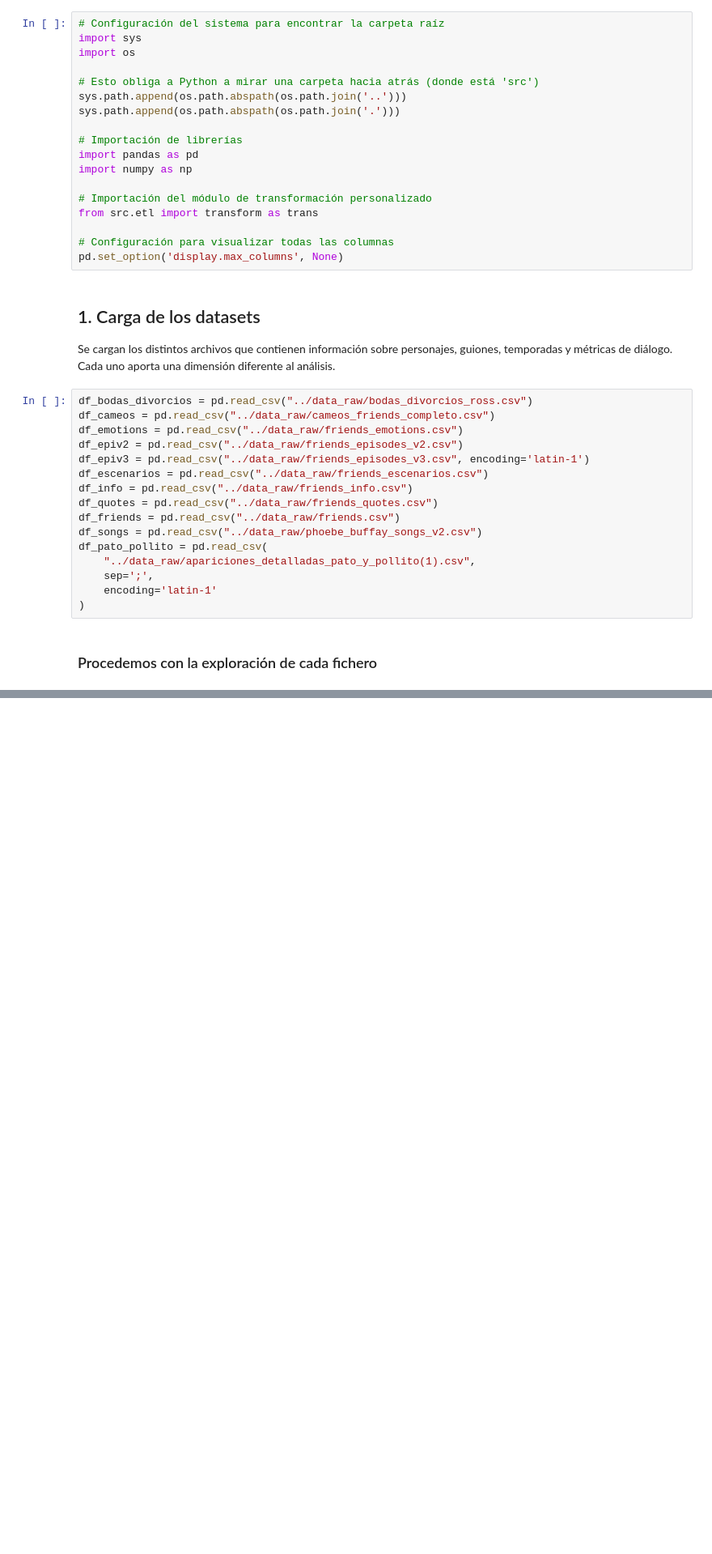
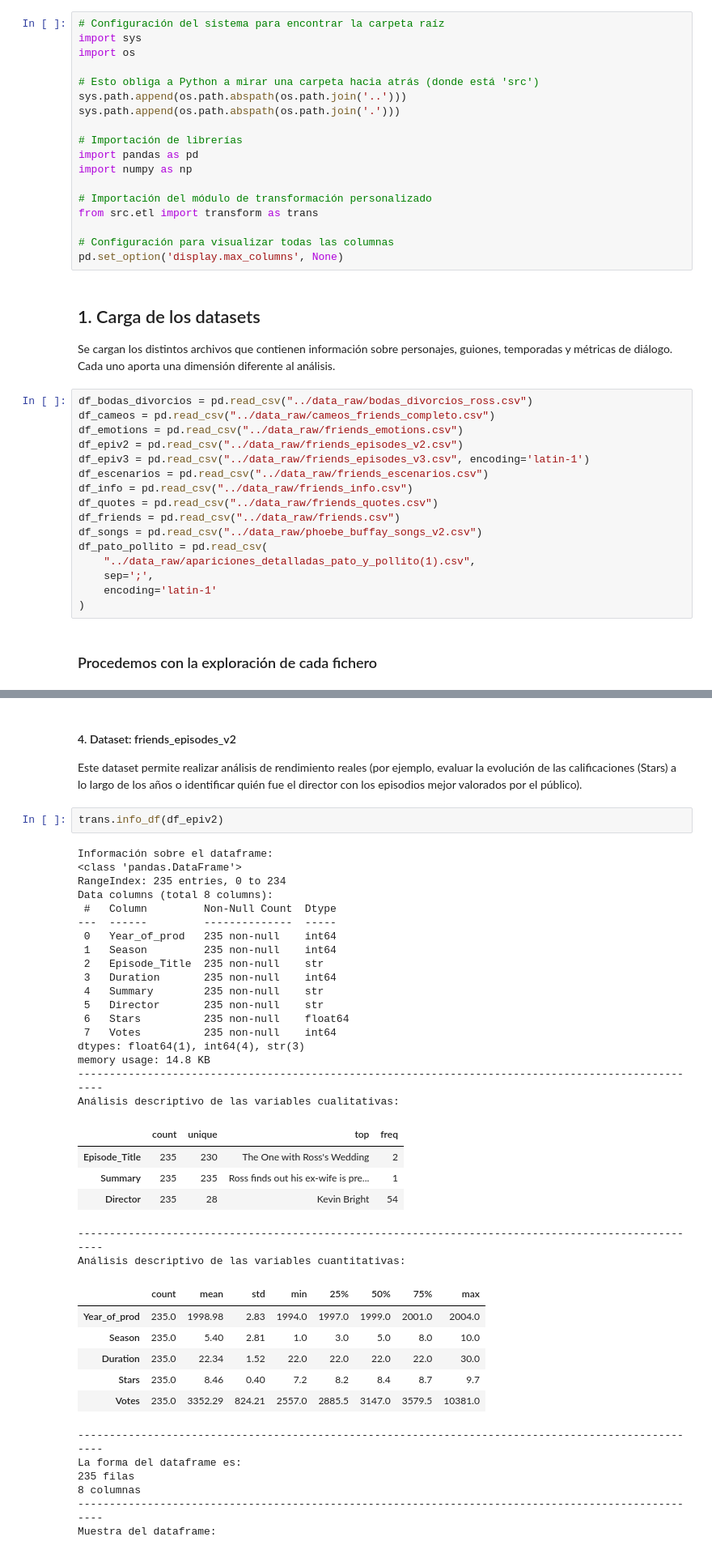
Before and after one commit to Dacil235/friends-analytics-workflow, a Jupyter notebook: notebooks/01_eda_friends.ipynb, the cells around one changed output, grey strips where cells are left out. Shown at 81% size. Cells and saved outputs as stored; diff of their text form; blank space fills up the shorter version.

```diff
--- a/notebooks/01_eda_friends.ipynb
+++ b/notebooks/01_eda_friends.ipynb
@@ -94,0 +255,43 @@ Muestra del dataframe:
+# %% [markdown]
+#### 4. Dataset: friends_episodes_v2
+
+Este dataset permite realizar análisis de rendimiento reales (por ejemplo, evaluar la evolución de las calificaciones (Stars) a lo largo de los años o identificar quién fue el director con los episodios mejor valorados por el público).
+# %%
+trans.info_df(df_epiv2)
+# %% [output]
+Información sobre el dataframe:
+<class 'pandas.DataFrame'>
+RangeIndex: 235 entries, 0 to 234
+Data columns (total 8 columns):
+ #   Column         Non-Null Count  Dtype
+---  ------         --------------  -----
+ 0   Year_of_prod   235 non-null    int64
+ 1   Season         235 non-null    int64
+ 2   Episode_Title  235 non-null    str
+ 3   Duration       235 non-null    int64
+ 4   Summary        235 non-null    str
+ 5   Director       235 non-null    str
+ 6   Stars          235 non-null    float64
+ 7   Votes          235 non-null    int64
+dtypes: float64(1), int64(4), str(3)
+memory usage: 14.8 KB
+----------------------------------------------------------------------------------------------------
+Análisis descriptivo de las variables cualitativas:
+|  | count | unique | top | freq |
+| Episode_Title | 235 | 230 | The One with Ross's Wedding | 2 |
+| Summary | 235 | 235 | Ross finds out his ex-wife is pre... | 1 |
+| Director | 235 | 28 | Kevin Bright | 54 |
+----------------------------------------------------------------------------------------------------
+Análisis descriptivo de las variables cuantitativas:
+|  | count | mean | std | min | 25% | 50% | 75% | max |
+| Year_of_prod | 235.0 | 1998.98 | 2.83 | 1994.0 | 1997.0 | 1999.0 | 2001.0 | 2004.0 |
+| Season | 235.0 | 5.40 | 2.81 | 1.0 | 3.0 | 5.0 | 8.0 | 10.0 |
+| Duration | 235.0 | 22.34 | 1.52 | 22.0 | 22.0 | 22.0 | 22.0 | 30.0 |
+| Stars | 235.0 | 8.46 | 0.40 | 7.2 | 8.2 | 8.4 | 8.7 | 9.7 |
+| Votes | 235.0 | 3352.29 | 824.21 | 2557.0 | 2885.5 | 3147.0 | 3579.5 | 10381.0 |
+----------------------------------------------------------------------------------------------------
+La forma del dataframe es:
+235 filas
+8 columnas
+----------------------------------------------------------------------------------------------------
+Muestra del dataframe:
```
Also changed, not shown: parts of 44 cells of this notebook, 1 other file.
